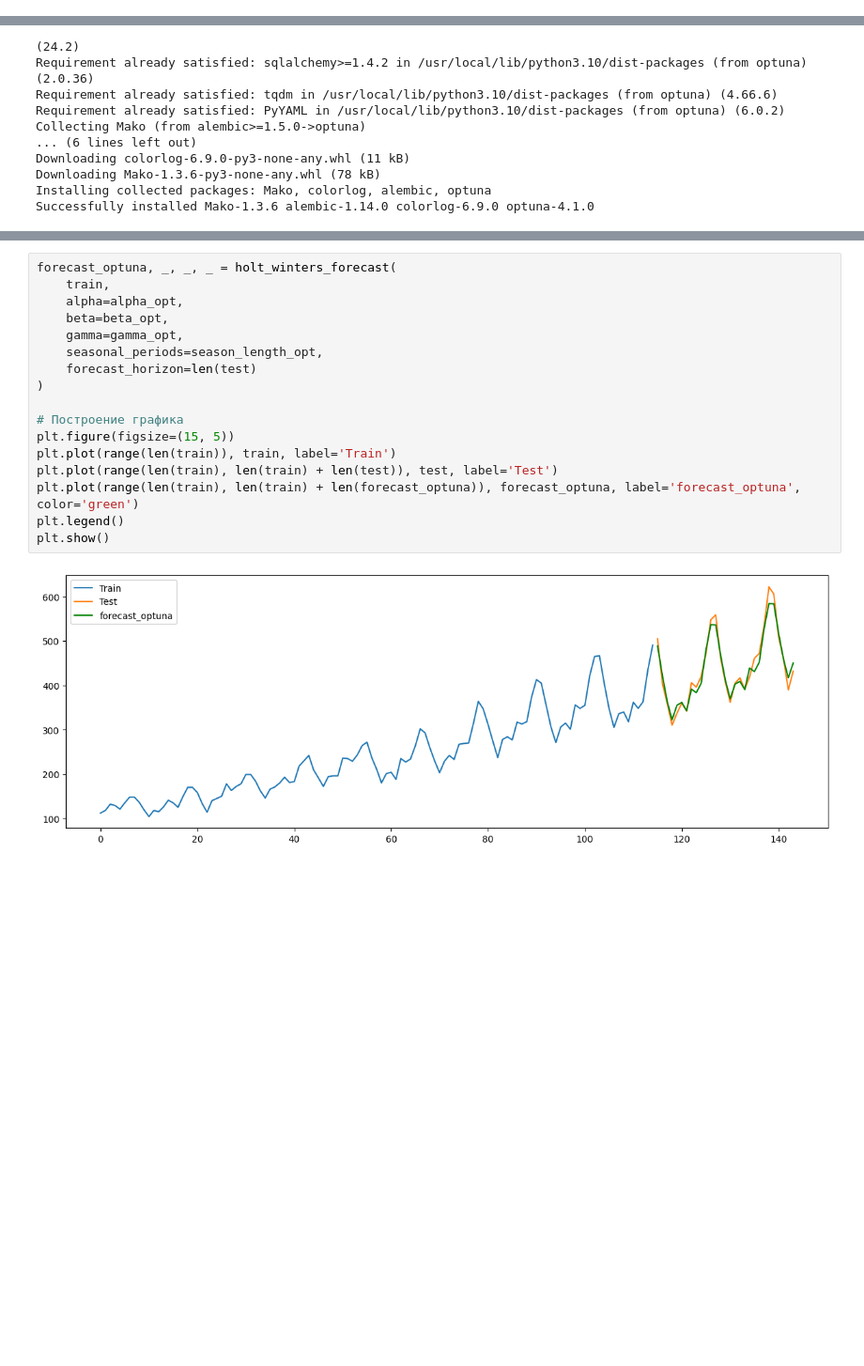
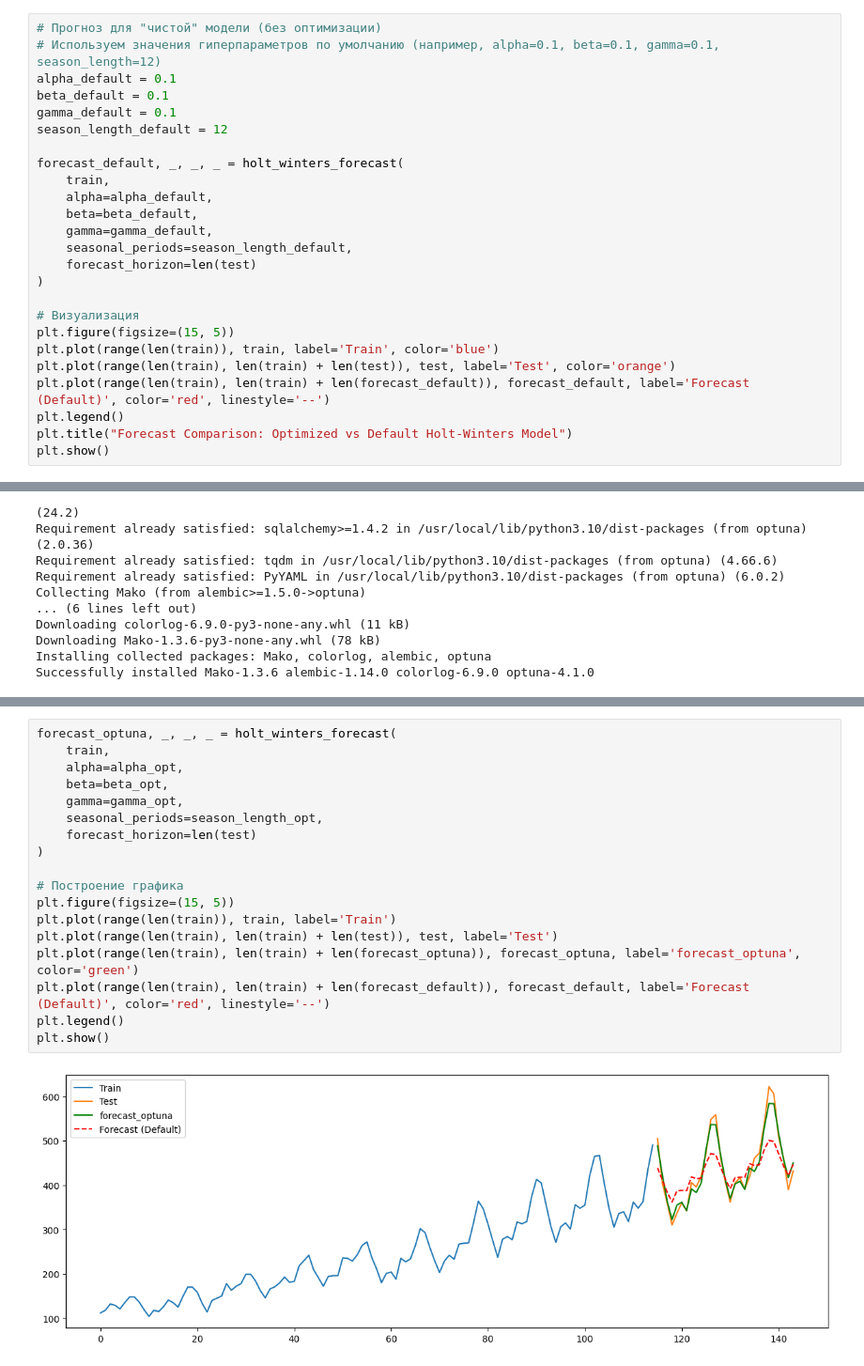
Before and after one commit to MrShaller/Lab1MathPrognoz, a Jupyter notebook: lab1_matprognoz.ipynb, the cells around one changed output, grey strips where cells are left out. Shown at 94% size. Drawn from its saved outputs; the diff is of its cells as text; blank space fills up the shorter version.

```diff
--- a/lab1_matprognoz.ipynb
+++ b/lab1_matprognoz.ipynb
@@ -163,0 +133,25 @@ Optimal alpha: 0.16, beta: 0.01, gamma: 1.00, season_length: 12
+# %%
+# Прогноз для "чистой" модели (без оптимизации)
+# Используем значения гиперпараметров по умолчанию (например, alpha=0.1, beta=0.1, gamma=0.1, season_length=12)
+alpha_default = 0.1
+beta_default = 0.1
+gamma_default = 0.1
+season_length_default = 12
+
+forecast_default, _, _, _ = holt_winters_forecast(
+    train,
+    alpha=alpha_default,
+    beta=beta_default,
+    gamma=gamma_default,
+    seasonal_periods=season_length_default,
+    forecast_horizon=len(test)
+)
+
+# Визуализация
+plt.figure(figsize=(15, 5))
+plt.plot(range(len(train)), train, label='Train', color='blue')
+plt.plot(range(len(train), len(train) + len(test)), test, label='Test', color='orange')
+plt.plot(range(len(train), len(train) + len(forecast_default)), forecast_default, label='Forecast (Default)', color='red', linestyle='--')
+plt.legend()
+plt.title("Forecast Comparison: Optimized vs Default Holt-Winters Model")
+plt.show()
@@ -247,22 +277,23 @@ Optimal alpha: 0.16, beta: 0.01, gamma: 1.00, season_length: 12
 # %%
 forecast_optuna, _, _, _ = holt_winters_forecast(
     train,
     alpha=alpha_opt,
     beta=beta_opt,
     gamma=gamma_opt,
     seasonal_periods=season_length_opt,
     forecast_horizon=len(test)
 )
 
 # Построение графика
 plt.figure(figsize=(15, 5))
 plt.plot(range(len(train)), train, label='Train')
 plt.plot(range(len(train), len(train) + len(test)), test, label='Test')
 plt.plot(range(len(train), len(train) + len(forecast_optuna)), forecast_optuna, label='forecast_optuna', color='green')
+plt.plot(range(len(train), len(train) + len(forecast_default)), forecast_default, label='Forecast (Default)', color='red', linestyle='--')
 plt.legend()
 plt.show()
 # %% [output]
-[figure, old version]
+[figure, new version]
 # %%
 # Вычисление MSE для сравнения качества прогнозов
 mse_optuna = mean_squared_error(test, forecast_optuna)
```
Also changed, not shown: parts of 5 cells of this notebook.
